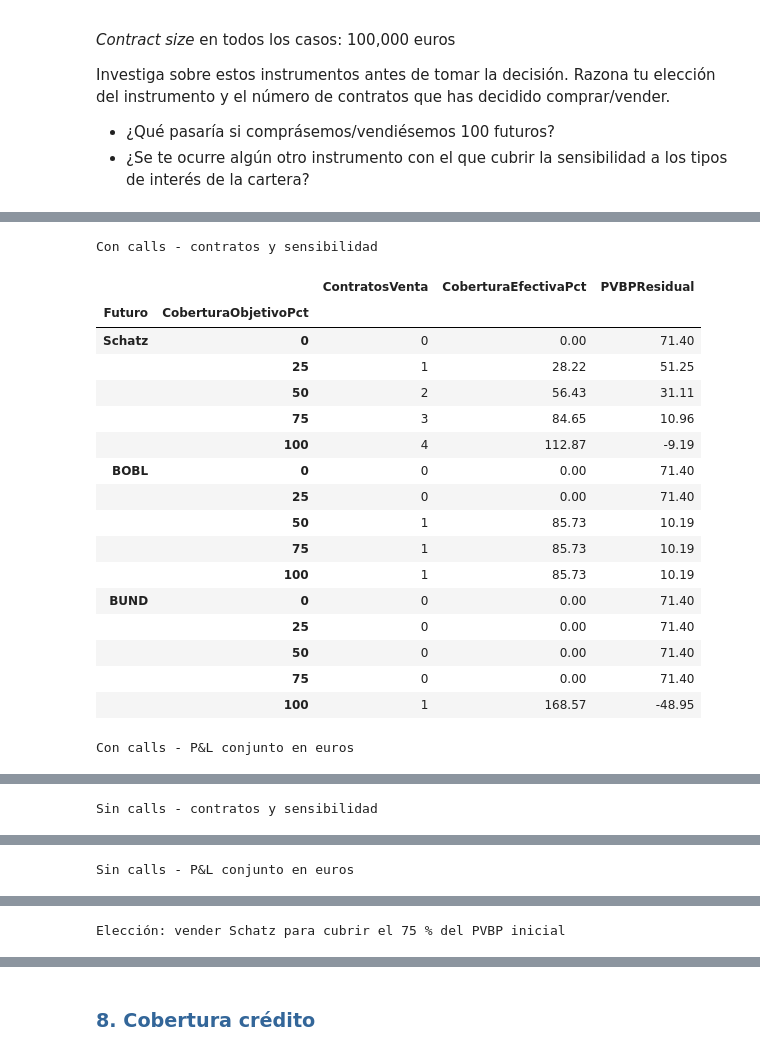
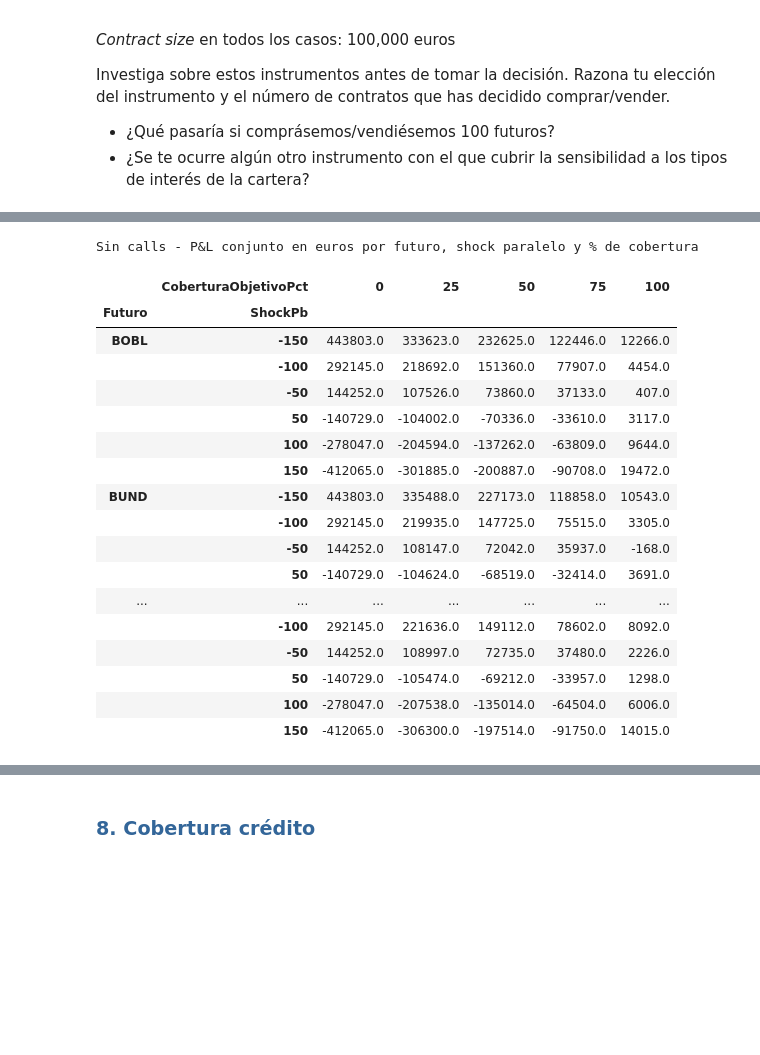
Before and after one commit to alejandroperezpujante/taller-rf-miax15, a Jupyter notebook: src/analisis_cartera.ipynb, the cells around one changed output, grey strips where cells are left out. Drawn from its saved outputs; the diff is of its cells as text; code cells hidden in the pictures; blank space fills up the shorter version.

```diff
--- a/src/analisis_cartera.ipynb
+++ b/src/analisis_cartera.ipynb
@@ -1286,77 +1286,57 @@ for nombre, cartera in carteras.items():
 comparaciones_tipos = []
 for fila in resultado_cobertura.itertuples():
     for porcentaje in [0, 25, 50, 75, 100]:
         contratos = round(porcentaje / 100 * fila.PVBPCartera / fila.PVBPContrato)
         efectivo_pct = 100 * contratos * fila.PVBPContrato / fila.PVBPCartera
         residual = fila.PVBPCartera - contratos * fila.PVBPContrato
         for shock in shocks_tipos:
             pl_bonos = -perdidas_tipos[fila.Escenario, shock]
             pl_futuros = contratos * fila.PVBPContrato * shock
             comparaciones_tipos.append({
                 "Escenario": fila.Escenario, "Futuro": fila.Futuro,
                 "ShockPb": shock, "CoberturaObjetivoPct": porcentaje,
                 "CoberturaEfectivaPct": efectivo_pct, "ContratosVenta": contratos,
                 "PVBPResidual": residual, "PLBonos": pl_bonos,
                 "PLFuturosAprox": pl_futuros, "PLConjunto": pl_bonos + pl_futuros,
                 "PLConjuntoPct": 100 * (pl_bonos + pl_futuros) / capital_cobertura,
             })
 comparacion_cobertura_tipos = pd.DataFrame(comparaciones_tipos)
 comparacion_cobertura_tipos.to_csv(
     salida_apartado_7 / "comparacion_cobertura_tipos.csv", index=False
 )
-# Tablas compactas para comparar porcentajes y revisar el redondeo.
-for nombre in carteras:
-    comparacion = comparacion_cobertura_tipos.loc[
-        comparacion_cobertura_tipos["Escenario"].eq(nombre)
-    ]
-    print(nombre, "- contratos y sensibilidad")
-    display(comparacion.drop_duplicates(["Futuro", "CoberturaObjetivoPct"]).set_index(
-        ["Futuro", "CoberturaObjetivoPct"]
-    )[["ContratosVenta", "CoberturaEfectivaPct", "PVBPResidual"]].round(2))
-    print(nombre, "- P&L conjunto en euros")
-    display(comparacion.pivot(
-        index=["Futuro", "ShockPb"], columns="CoberturaObjetivoPct", values="PLConjunto"
-    ).round(2))
-
-
-# Elección para reutilizar en los siguientes apartados.
-futuro_elegido = "Schatz"
-porcentaje_cobertura_tipos = 0.75
-cobertura_tipos_elegida = comparacion_cobertura_tipos.loc[
-    comparacion_cobertura_tipos["Futuro"].eq(futuro_elegido)
-    & comparacion_cobertura_tipos["CoberturaObjetivoPct"].eq(100 * porcentaje_cobertura_tipos)
-].drop_duplicates("Escenario").set_index("Escenario")[
-    ["Futuro", "CoberturaObjetivoPct", "CoberturaEfectivaPct", "ContratosVenta", "PVBPResidual"]
-].copy()
-cobertura_tipos_elegida["CapitalReferencia"] = capital_cobertura
-cobertura_tipos_elegida.to_csv(salida_apartado_7 / "cobertura_tipos_elegida.csv")
-print("Elección: vender Schatz para cubrir el 75 % del PVBP inicial")
-display(cobertura_tipos_elegida.round(2))
+# Solo mostramos la cartera sin calls: con 71 €/pb, la de calls se cubre con 0-4 contratos
+# y el porcentaje efectivo lo decide el redondeo. El detalle completo queda en el CSV.
+# La tabla apoya dos decisiones: ante movimientos paralelos los tres futuros dan casi
+# el mismo resultado (no sirve para elegir entre ellos) y muestra qué deja cada porcentaje.
+print("Sin calls - P&L conjunto en euros por futuro, shock paralelo y % de cobertura")
+display(comparacion_cobertura_tipos.loc[comparacion_cobertura_tipos["Escenario"].eq("Sin calls")].pivot(
+    index=["Futuro", "ShockPb"], columns="CoberturaObjetivoPct", values="PLConjunto"
+).round(0))
 # %% [output]
 |  |  | Ticker | DuracionFuturo | PrecioFuturo | PVBPContrato | ModDurCartera | PVBPCartera | ... |
 | Escenario | Futuro |  |  |  |  |  |  | ... |
 | Con calls | Schatz | DU1 Comdty | 1.92 | 104.925 | 20.1456 | 0.0714 | 71.3964 | ... |
 |  | BOBL | OE1 Comdty | 5.44 | 112.520 | 61.2109 | 0.0714 | 71.3964 | ... |
 |  | BUND | RX1 Comdty | 10.00 | 120.350 | 120.3500 | 0.0714 | 71.3964 | ... |
 | Sin calls | Schatz | DU1 Comdty | 1.92 | 104.925 | 20.1456 | 2.8494 | 2849.4227 | ... |
 |  | BOBL | OE1 Comdty | 5.44 | 112.520 | 61.2109 | 2.8494 | 2849.4227 | ... |
 |  | BUND | RX1 Comdty | 10.00 | 120.350 | 120.3500 | 2.8494 | 2849.4227 | ... |
-Con calls - contratos y sensibilidad
+Sin calls - P&L conjunto en euros por futuro, shock paralelo y % de cobertura
-|  |  | ContratosVenta | CoberturaEfectivaPct | PVBPResidual |
-| Futuro | CoberturaObjetivoPct |  |  |  |
-| Schatz | 0 | 0 | 0.00 | 71.40 |
-|  | 25 | 1 | 28.22 | 51.25 |
-|  | 50 | 2 | 56.43 | 31.11 |
-|  | 75 | 3 | 84.65 | 10.96 |
-|  | 100 | 4 | 112.87 | -9.19 |
-| BOBL | 0 | 0 | 0.00 | 71.40 |
-|  | 25 | 0 | 0.00 | 71.40 |
-|  | 50 | 1 | 85.73 | 10.19 |
-|  | 75 | 1 | 85.73 | 10.19 |
-|  | 100 | 1 | 85.73 | 10.19 |
-| BUND | 0 | 0 | 0.00 | 71.40 |
-|  | 25 | 0 | 0.00 | 71.40 |
-|  | 50 | 0 | 0.00 | 71.40 |
-|  | 75 | 0 | 0.00 | 71.40 |
-|  | 100 | 1 | 168.57 | -48.95 |
+|  | CoberturaObjetivoPct | 0 | 25 | 50 | 75 | 100 |
+| Futuro | ShockPb |  |  |  |  |  |
+| BOBL | -150 | 443803.0 | 333623.0 | 232625.0 | 122446.0 | 12266.0 |
+|  | -100 | 292145.0 | 218692.0 | 151360.0 | 77907.0 | 4454.0 |
+|  | -50 | 144252.0 | 107526.0 | 73860.0 | 37133.0 | 407.0 |
+|  | 50 | -140729.0 | -104002.0 | -70336.0 | -33610.0 | 3117.0 |
+|  | 100 | -278047.0 | -204594.0 | -137262.0 | -63809.0 | 9644.0 |
+|  | 150 | -412065.0 | -301885.0 | -200887.0 | -90708.0 | 19472.0 |
+| BUND | -150 | 443803.0 | 335488.0 | 227173.0 | 118858.0 | 10543.0 |
+|  | -100 | 292145.0 | 219935.0 | 147725.0 | 75515.0 | 3305.0 |
+|  | -50 | 144252.0 | 108147.0 | 72042.0 | 35937.0 | -168.0 |
+|  | 50 | -140729.0 | -104624.0 | -68519.0 | -32414.0 | 3691.0 |
+| ... | ... | ... | ... | ... | ... | ... |
+|  | -100 | 292145.0 | 221636.0 | 149112.0 | 78602.0 | 8092.0 |
+|  | -50 | 144252.0 | 108997.0 | 72735.0 | 37480.0 | 2226.0 |
+|  | 50 | -140729.0 | -105474.0 | -69212.0 | -33957.0 | 1298.0 |
+|  | 100 | -278047.0 | -207538.0 | -135014.0 | -64504.0 | 6006.0 |
+|  | 150 | -412065.0 | -306300.0 | -197514.0 | -91750.0 | 14015.0 |
-Con calls - P&L conjunto en euros
@@ -1381 +1342,0 @@ Con calls - P&L conjunto en euros
-Sin calls - contratos y sensibilidad
@@ -1399 +1342,0 @@ Sin calls - contratos y sensibilidad
-Sin calls - P&L conjunto en euros
@@ -1418 +1342,0 @@ Sin calls - P&L conjunto en euros
-Elección: vender Schatz para cubrir el 75 % del PVBP inicial
```
Also changed, not shown: parts of 9 cells of this notebook, 6 other files.
